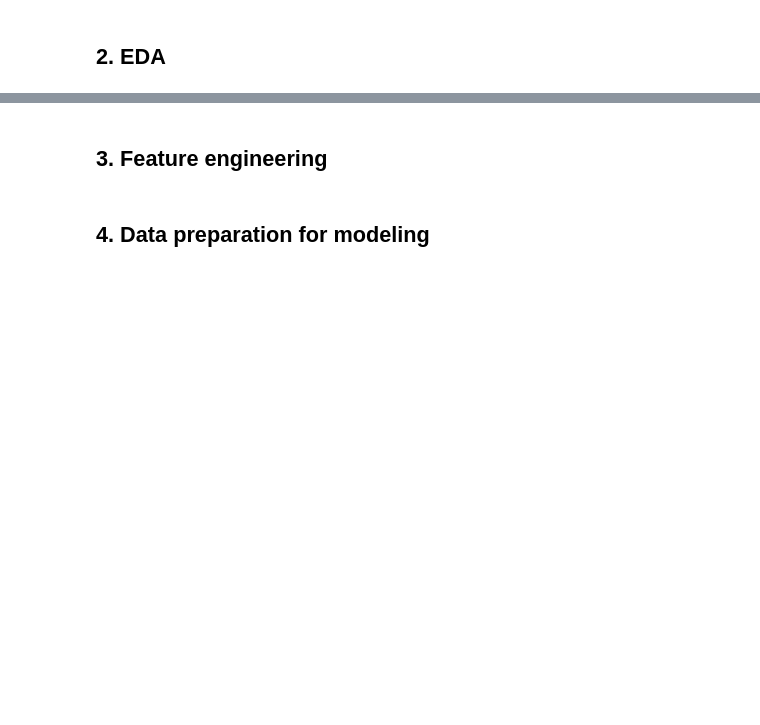
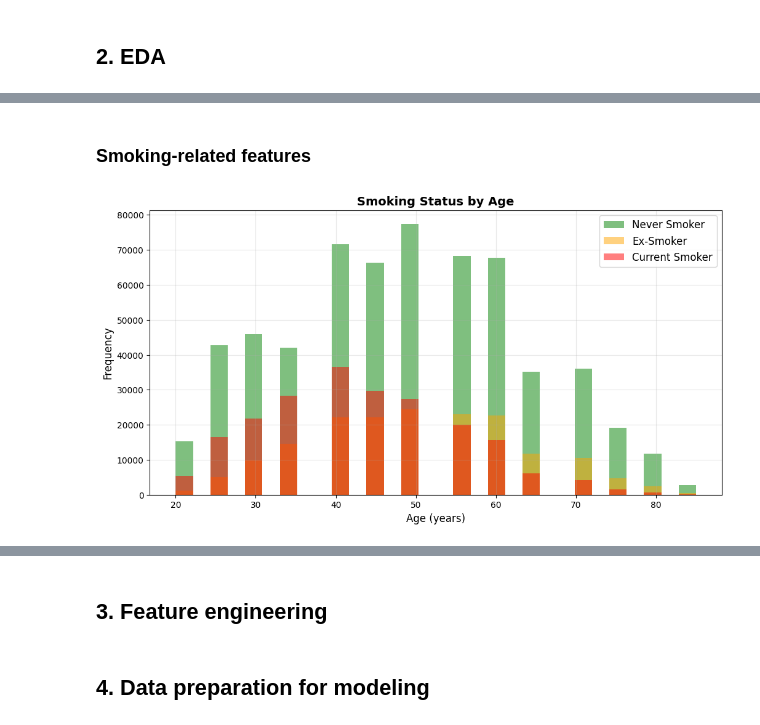
Before and after one commit to gvazzolerunitn/data-science-project, a Jupyter notebook: project/project.ipynb, the cells around one changed output, grey strips where cells are left out. Cells and saved outputs as stored; diff of their text form; code cells hidden in the pictures; blank space fills up the shorter version.

```diff
--- a/project/project.ipynb
+++ b/project/project.ipynb
@@ -13,0 +144,24 @@ import matplotlib.pyplot as plt
+# %% [markdown]
+### Smoking-related features
+# %%
+# Age vs Smoking Status (3 categories)
+plt.figure(figsize=(12, 6))
+
+df[df['SMK_stat_type_cd']==1]['age'].plot.hist(
+    bins=30, alpha=0.5, color='green', label='Never Smoker'
+)
+df[df['SMK_stat_type_cd']==2]['age'].plot.hist(
+    bins=30, alpha=0.5, color='orange', label='Ex-Smoker'
+)
+df[df['SMK_stat_type_cd']==3]['age'].plot.hist(
+    bins=30, alpha=0.5, color='red', label='Current Smoker'
+)
+
+plt.legend(fontsize=12)
+plt.xlabel('Age (years)', fontsize=12)
+plt.ylabel('Frequency', fontsize=12)
+plt.title('Smoking Status by Age', fontsize=14, fontweight='bold')
+plt.grid(alpha=0.3)
+plt.show()
+# %% [output]
+[figure, added]
```
Also changed, not shown: parts of 23 cells of this notebook.
